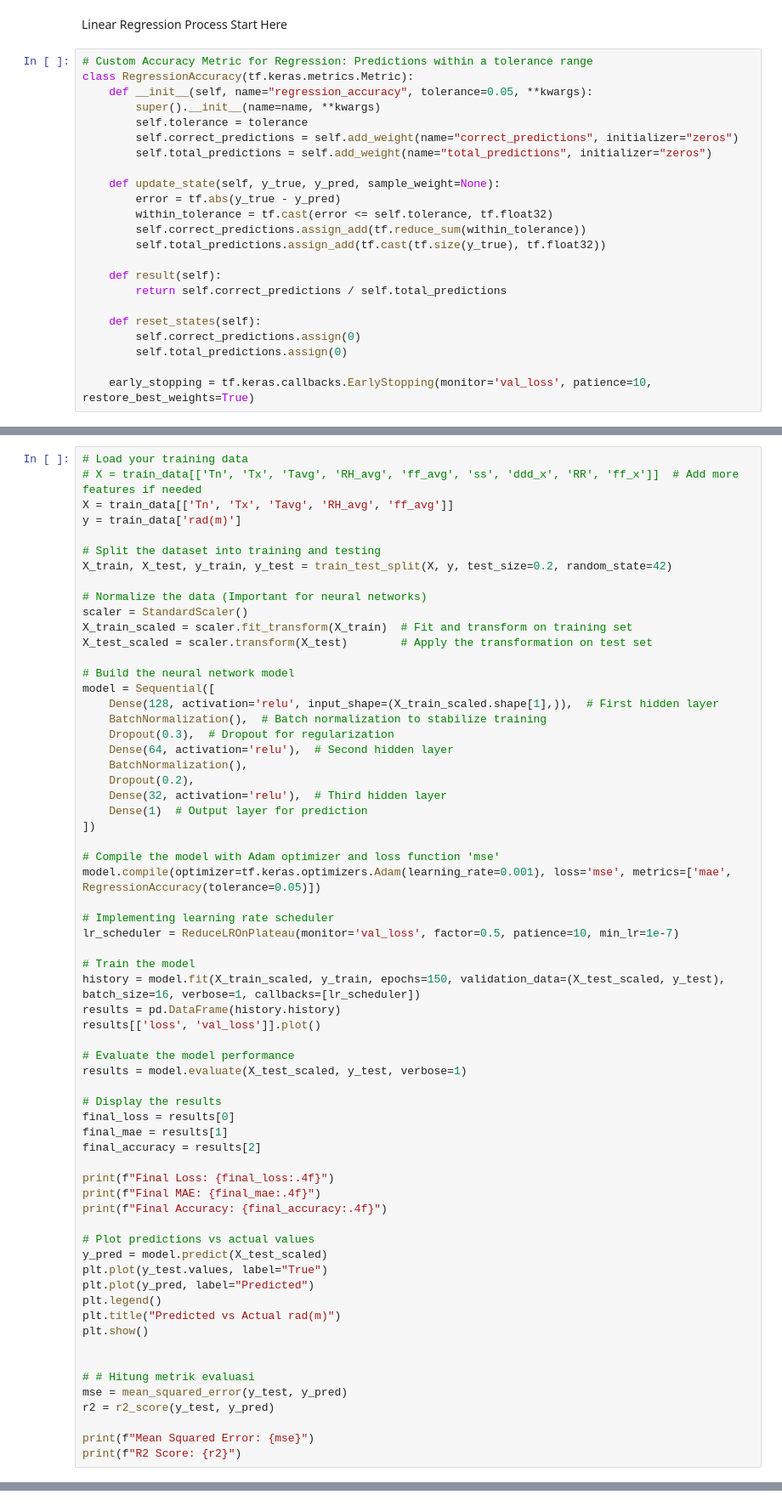
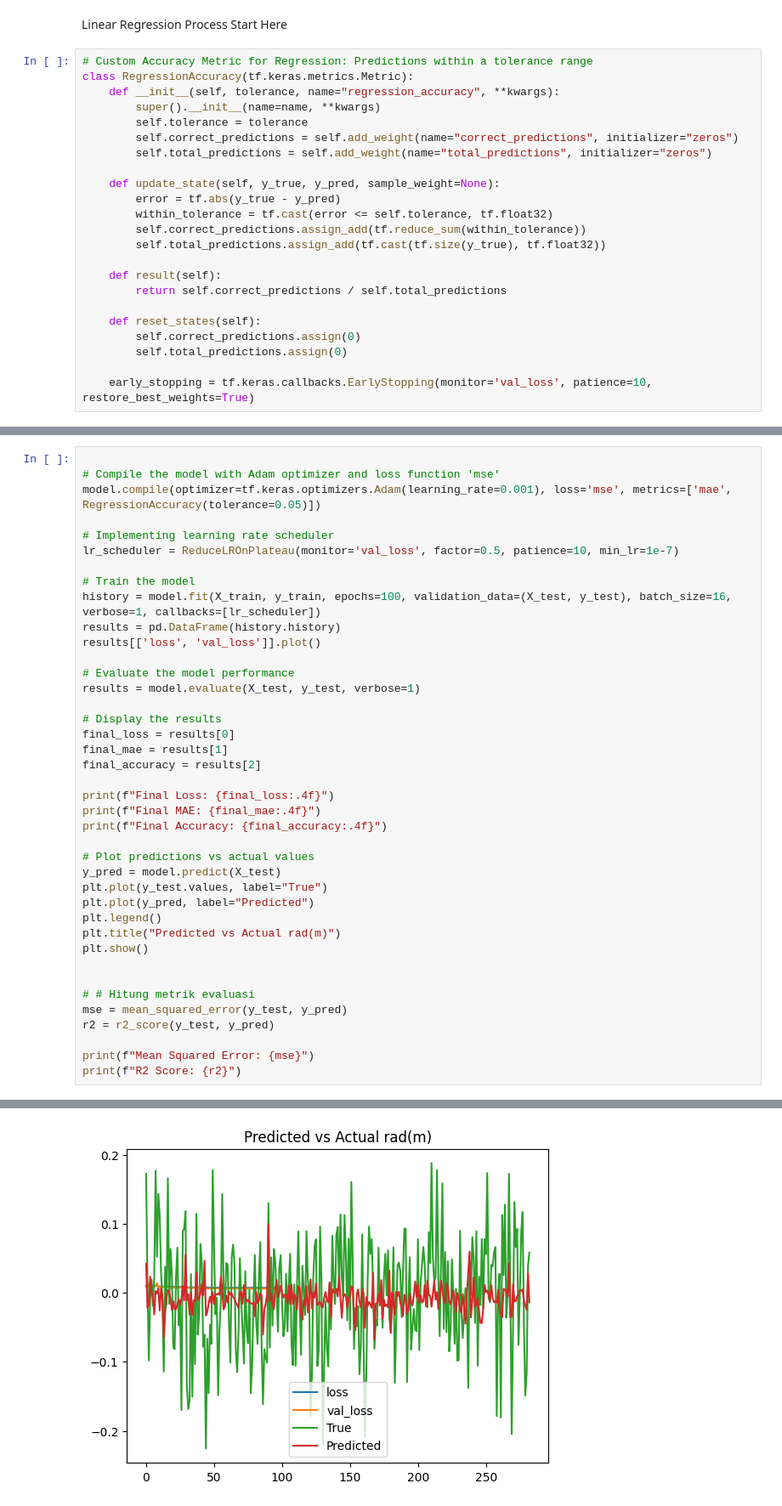
Before and after one commit to sevinadewi/Project-Capstone-Bangkit-Melaut, a Jupyter notebook: Machine Learning/linear_regression_model.ipynb, the cells around one changed output, grey strips where cells are left out. Shown: that part at 85% size. Saved outputs shown, nothing was run; the diff lists cells and outputs as text.

Commit message:
Update: linear regression model

```diff
--- a/Machine Learning/linear_regression_model.ipynb
+++ b/Machine Learning/linear_regression_model.ipynb
@@ -65,7 +67,7 @@ Linear Regression Process Start Here
 # %%
 # Custom Accuracy Metric for Regression: Predictions within a tolerance range
 class RegressionAccuracy(tf.keras.metrics.Metric):
-    def __init__(self, name="regression_accuracy", tolerance=0.05, **kwargs):
+    def __init__(self, tolerance, name="regression_accuracy", **kwargs):
         super().__init__(name=name, **kwargs)
         self.tolerance = tolerance
         self.correct_predictions = self.add_weight(name="correct_predictions", initializer="zeros")
@@ -147,28 +200,4 @@ class RegressionAccuracy(tf.keras.metrics.Metric):
 # %%
-# Load your training data
-# X = train_data[['Tn', 'Tx', 'Tavg', 'RH_avg', 'ff_avg', 'ss', 'ddd_x', 'RR', 'ff_x']]  # Add more features if needed
-X = train_data[['Tn', 'Tx', 'Tavg', 'RH_avg', 'ff_avg']]
-y = train_data['rad(m)']
-
-# Split the dataset into training and testing
-X_train, X_test, y_train, y_test = train_test_split(X, y, test_size=0.2, random_state=42)
-
-# Normalize the data (Important for neural networks)
-scaler = StandardScaler()
-X_train_scaled = scaler.fit_transform(X_train)  # Fit and transform on training set
-X_test_scaled = scaler.transform(X_test)        # Apply the transformation on test set
-
-# Build the neural network model
-model = Sequential([
-    Dense(128, activation='relu', input_shape=(X_train_scaled.shape[1],)),  # First hidden layer
-    BatchNormalization(),  # Batch normalization to stabilize training
-    Dropout(0.3),  # Dropout for regularization
-    Dense(64, activation='relu'),  # Second hidden layer
-    BatchNormalization(),
-    Dropout(0.2),
-    Dense(32, activation='relu'),  # Third hidden layer
-    Dense(1)  # Output layer for prediction
-])
 
 # Compile the model with Adam optimizer and loss function 'mse'
 model.compile(optimizer=tf.keras.optimizers.Adam(learning_rate=0.001), loss='mse', metrics=['mae', RegressionAccuracy(tolerance=0.05)])
@@ -177,12 +206,12 @@ model.compile(optimizer=tf.keras.optimizers.Adam(learning_rate=0.001), loss='mse
 lr_scheduler = ReduceLROnPlateau(monitor='val_loss', factor=0.5, patience=10, min_lr=1e-7)
 
 # Train the model
-history = model.fit(X_train_scaled, y_train, epochs=150, validation_data=(X_test_scaled, y_test), batch_size=16, verbose=1, callbacks=[lr_scheduler])
+history = model.fit(X_train, y_train, epochs=100, validation_data=(X_test, y_test), batch_size=16, verbose=1, callbacks=[lr_scheduler])
 results = pd.DataFrame(history.history)
 results[['loss', 'val_loss']].plot()
 
 # Evaluate the model performance
-results = model.evaluate(X_test_scaled, y_test, verbose=1)
+results = model.evaluate(X_test, y_test, verbose=1)
 
 # Display the results
 final_loss = results[0]
@@ -194,7 +223,7 @@ print(f"Final MAE: {final_mae:.4f}")
 print(f"Final Accuracy: {final_accuracy:.4f}")
 
 # Plot predictions vs actual values
-y_pred = model.predict(X_test_scaled)
+y_pred = model.predict(X_test)
 plt.plot(y_test.values, label="True")
 plt.plot(y_pred, label="Predicted")
 plt.legend()
@@ -212,0 +258 @@ Epoch 1/150
+[figure, new version]
```
Also changed, not shown: parts of 7 cells of this notebook.
